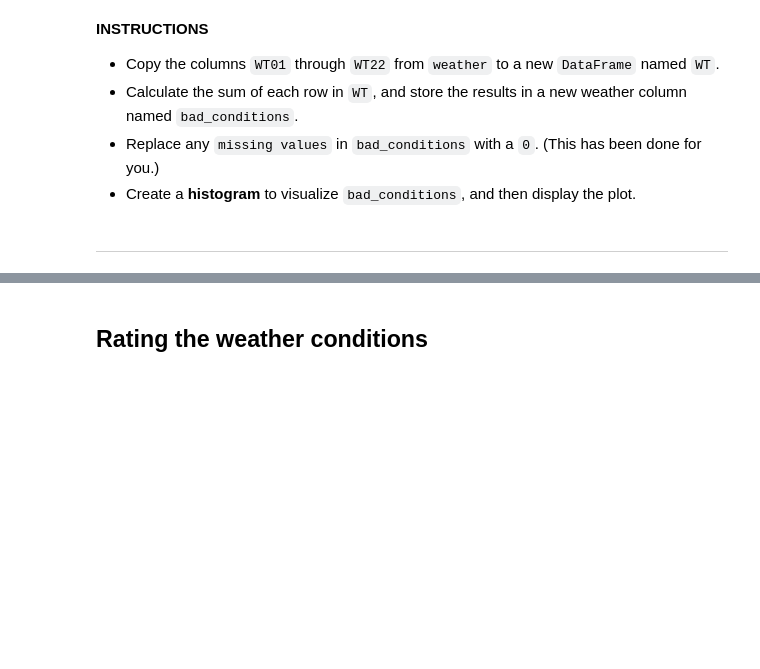
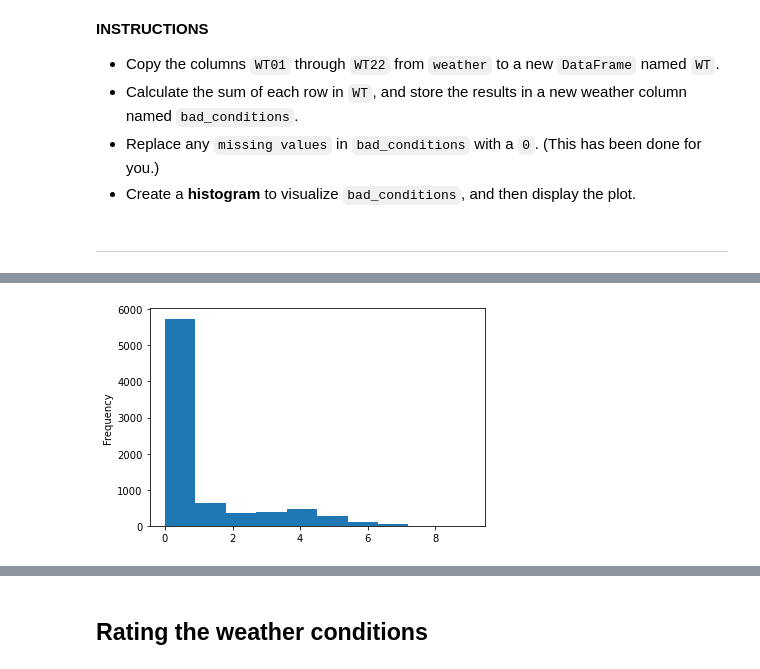
Before and after one commit to idenw/Statistics-Data-Analysis-with-Python-Data-Visualization-with-Python, a Jupyter notebook: 01-EU_DS_DAPy_M1-(TrafficPoliceStops)/04-analyzing-the-effect-of-weather-on-policing(Student).ipynb, the cells around one changed output, grey strips where cells are left out. Cells and saved outputs as stored; diff of their text form; code cells hidden in the pictures; blank space fills up the shorter version.

```diff
--- a/01-EU_DS_DAPy_M1-(TrafficPoliceStops)/04-analyzing-the-effect-of-weather-on-policing(Student).ipynb
+++ b/01-EU_DS_DAPy_M1-(TrafficPoliceStops)/04-analyzing-the-effect-of-weather-on-policing(Student).ipynb
@@ -132,5 +174,7 @@ In this exercise, you'll quantify ``"how bad"`` the weather was each day by coun
 *   Calculate the sum of each row in ``WT``, and store the results in a new weather column named ``bad_conditions``.
 *   Replace any ``missing values`` in ``bad_conditions`` with a ``0``. (This has been done for you.)
 *   Create a **histogram** to visualize ``bad_conditions``, and then display the plot.
+# %%
+WT=weather.iloc[:, 6:26]
 # %% [markdown]
 ***
@@ -136,0 +190,2 @@ In this exercise, you'll quantify ``"how bad"`` the weather was each day by coun
+# %%
+weather["bad_conditions"]=WT.sum(axis=1)
@@ -136,0 +207,7 @@ In this exercise, you'll quantify ``"how bad"`` the weather was each day by coun
+# %%
+weather["bad_conditions"]=weather.bad_conditions.fillna(0).astype(int)
+# %%
+weather.bad_conditions.plot(kind="hist")
+plt.show()
+# %% [output]
+[figure, added]
```
Also changed, not shown: parts of 24 cells of this notebook, 2 other files.
